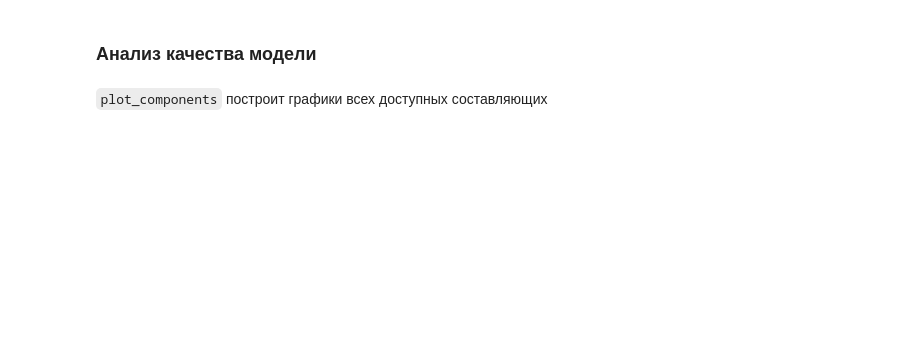
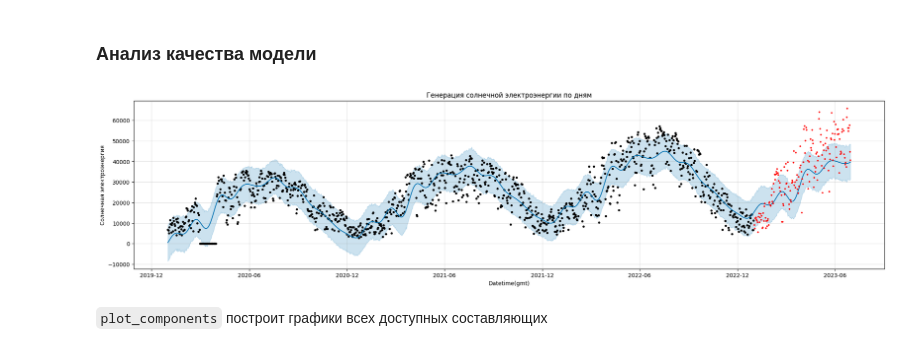
Before and after one commit to ArtyomShabunin/SMOPA-25, a Jupyter notebook: lesson_8.ipynb, the cells around one changed output. Cells and saved outputs as stored; diff of their text form; code cells hidden in the pictures; blank space fills up the shorter version.

```diff
--- a/lesson_8.ipynb
+++ b/lesson_8.ipynb
@@ -386,5 +473,18 @@ forecast.head()
 # %%
 fig = model.plot(
-    forecast, xlabel='Datetime(gmt)', ylabel=r'Солнечная электроэнергия', figsize=(20, 5), uncertainty=True)
+    forecast, xlabel='Datetime(gmt)',
+    ylabel=r'Солнечная электроэнергия',
+    figsize=(20, 5), uncertainty=True)
 plt.title('Генерация солнечной электроэнергии по дням')
+
+ax = fig.gca()
+
+# Добавим тестовые значения
+ax.plot(
+    solar_dy_day_test['ds'], solar_dy_day_test['y'], 'r.',
+    label='Тестовые данные', markersize=4,
+    zorder=1)
+
 plt.show()
+# %% [output]
+[figure, added]
```
Also changed, not shown: parts of 49 cells of this notebook.
